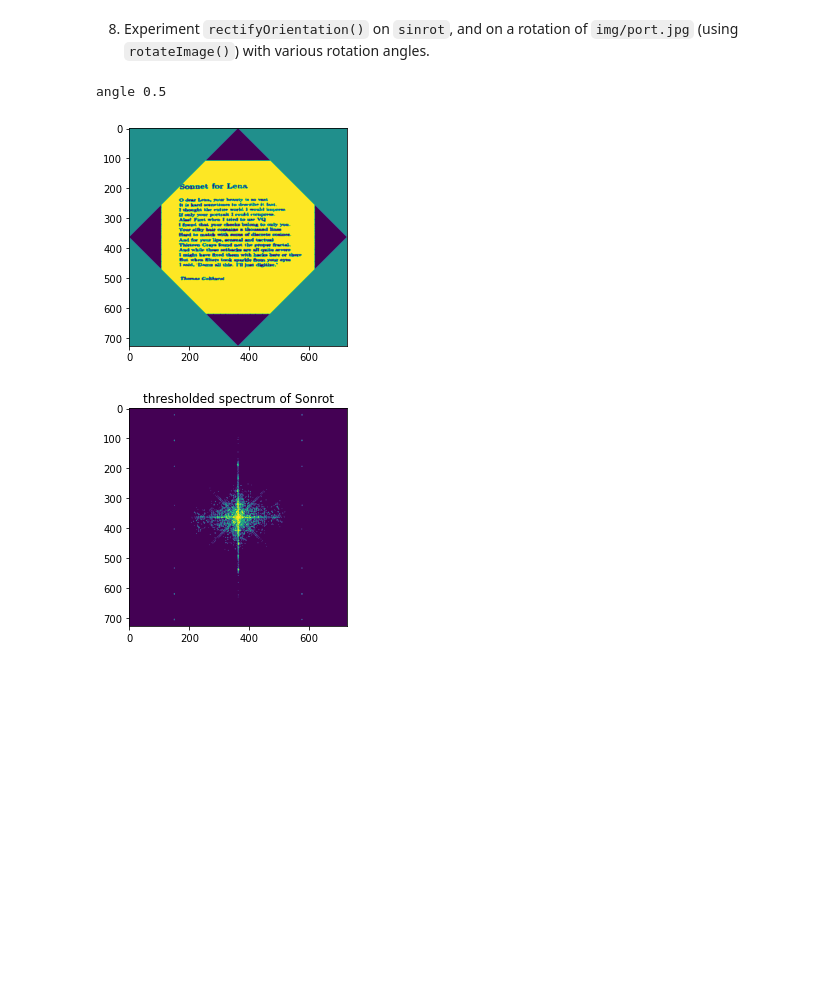
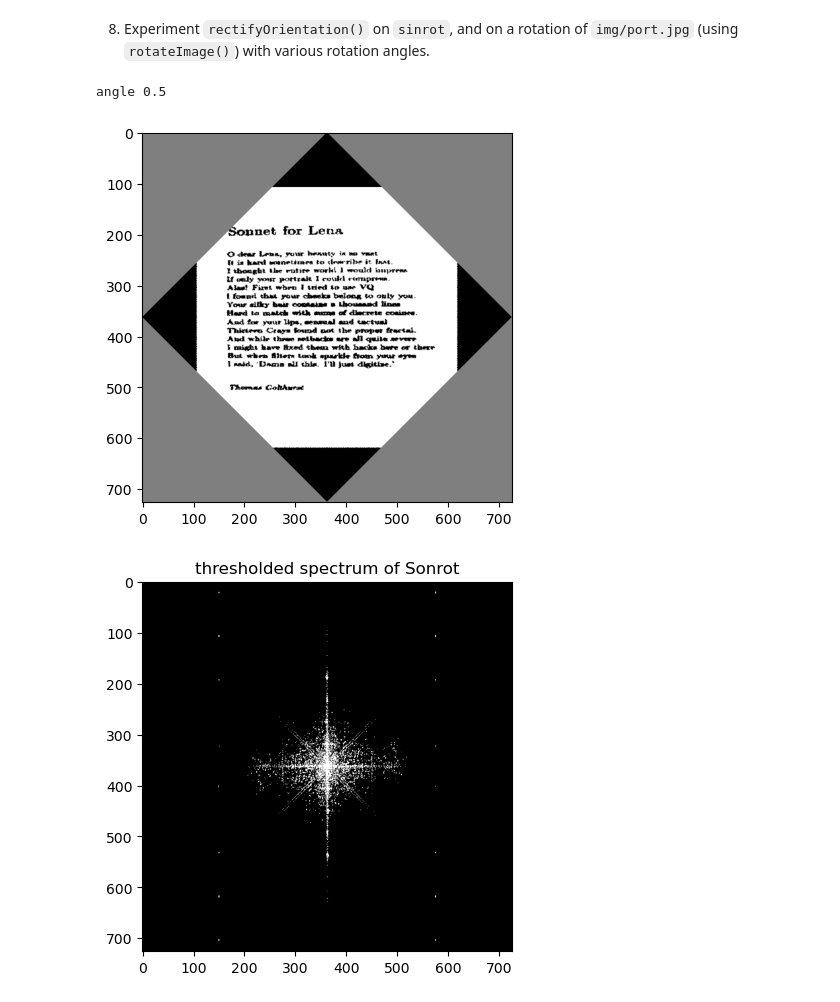
Before and after one commit to ZHANGzhile/BIMA, a Jupyter notebook: TME2/TME2.ipynb, the cells around one changed output. Saved outputs shown, nothing was run; the diff lists cells and outputs as text; code cells hidden in the pictures; blank space fills up the shorter version.

```diff
--- a/TME2/TME2.ipynb
+++ b/TME2/TME2.ipynb
@@ -180,14 +178,14 @@ def rectifyOrientation(I,s):
 # %%
 #Test rectifyOrientation() on sinrot
 rectify_sonrot,angle = rectifyOrientation(sonrot,3*(10**5))
 print("angle",a)
-plt.imshow(rectify_sonrot)
+plt.imshow(rectify_sonrot, cmap="gray")
 plt.show()
 
 plt.title("thresholded spectrum of Sonrot")
-plt.imshow(thresholdImage(toVisualizeFT(computeFT(rectify_sonrot)),10**5))
+plt.imshow(thresholdImage(toVisualizeFT(computeFT(rectify_sonrot)),10**5), cmap="gray")
 plt.show()
 # %% [output]
 angle 0.5
-[figure, old version]
+[figure, new version]
-[figure, old version]
+[figure, new version]
```
Also changed, not shown: parts of 5 cells of this notebook, 3 other files.
